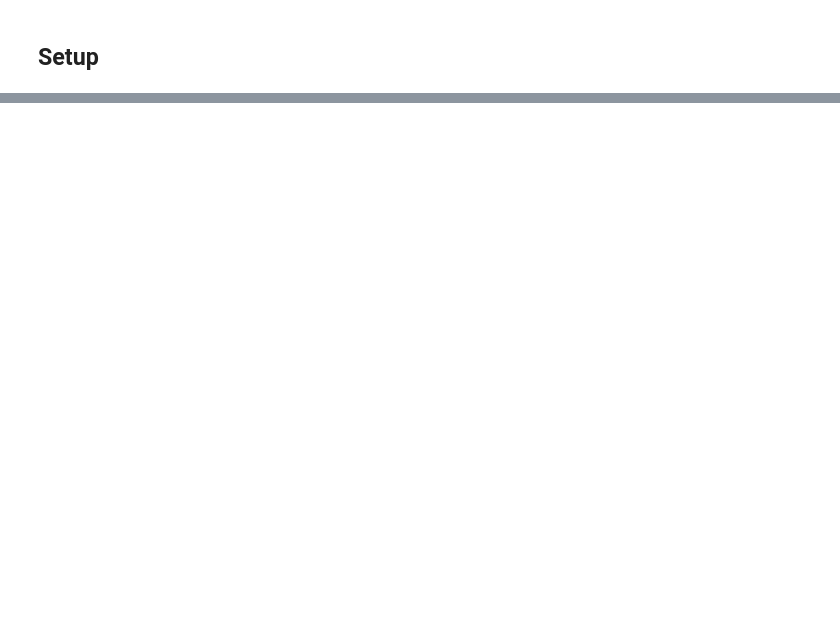
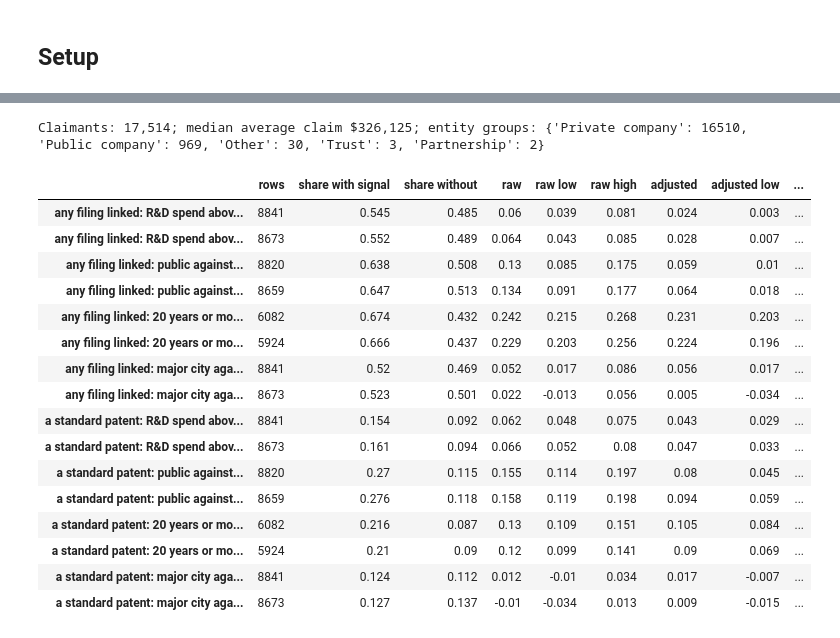
Before and after one commit to Thomas-Amann-IPAustralia/Aus-GII-Breakdown, a Jupyter notebook: analysis/notebooks/03_multivariate.ipynb, the cells around one changed output, grey strips where cells are left out. Saved outputs shown, nothing was run; the diff lists cells and outputs as text; code cells hidden in the pictures; blank space fills up the shorter version.

```diff
--- a/analysis/notebooks/03_multivariate.ipynb
+++ b/analysis/notebooks/03_multivariate.ipynb
@@ -165,0 +959,59 @@ against a simple seasonal benchmark that any model must beat.
+# %%
+rd = sql(
+    f"""
+    SELECT {FIRM_COLUMNS}, rd_expenditure_mean,
+           (rd_expenditure_mean > median(rd_expenditure_mean) OVER ())::INT AS high_spend
+    FROM {{lens/firms}} WHERE abn_active AND in_rdti AND rd_expenditure_mean > 0
+""",
+    max_rows=None,
+)
+rd["public"] = (rd.entity_group == "Public company").astype(int)
+rd["old"] = (rd.age == "20 years or more").astype(int)
+rd["city"] = (rd.remoteness == "Major Cities of Australia").astype(int)
+print(
+    f"Claimants: {len(rd):,}; median average claim ${rd.rd_expenditure_mean.median():,.0f};",
+    "entity groups:",
+    rd.entity_group.value_counts().to_dict(),
+)
+SIGNALS = {
+    "high_spend": ("R&D spend above the median", ["entity_group", "age", "remoteness"], None),
+    "public": (
+        "public against private company",
+        ["high_spend", "age", "remoteness"],
+        ["Public company", "Private company"],
+    ),
+    "old": (
+        "20 years or more against 3 to 10",
+        ["high_spend", "entity_group", "remoteness"],
+        ["20 years or more", "3 to 10 years"],
+    ),
+    "city": ("major city against elsewhere", ["high_spend", "entity_group", "age"], None),
+}
+rows = []
+for outcome, oname in (("filed", "any filing linked"), ("patent", "a standard patent")):
+    for sig, (sname, others, keep) in SIGNALS.items():
+        for half, d in rd.groupby("half"):
+            sub = d if keep is None else d[d.entity_group.isin(keep) if sig == "public" else d.age.isin(keep)]
+            r = multi.adjusted_effect(sub, outcome, sig, [*others, "state", "irsad_decile"])
+            rows.append(r.rename(f"{oname}: {sname}, {half}"))
+rd_effects = pd.DataFrame(rows)
+rd_effects[EFFECT].round(3)
+# %% [output]
+Claimants: 17,514; median average claim $326,125; entity groups: {'Private company': 16510, 'Public company': 969, 'Other': 30, 'Trust': 3, 'Partnership': 2}
+|  | rows | share with signal | share without | raw | raw low | raw high | adjusted | adjusted low | ... |
+| any filing linked: R&D spend abov... | 8841 | 0.545 | 0.485 | 0.06 | 0.039 | 0.081 | 0.024 | 0.003 | ... |
+| any filing linked: R&D spend abov... | 8673 | 0.552 | 0.489 | 0.064 | 0.043 | 0.085 | 0.028 | 0.007 | ... |
+| any filing linked: public against... | 8820 | 0.638 | 0.508 | 0.13 | 0.085 | 0.175 | 0.059 | 0.01 | ... |
+| any filing linked: public against... | 8659 | 0.647 | 0.513 | 0.134 | 0.091 | 0.177 | 0.064 | 0.018 | ... |
+| any filing linked: 20 years or mo... | 6082 | 0.674 | 0.432 | 0.242 | 0.215 | 0.268 | 0.231 | 0.203 | ... |
+| any filing linked: 20 years or mo... | 5924 | 0.666 | 0.437 | 0.229 | 0.203 | 0.256 | 0.224 | 0.196 | ... |
+| any filing linked: major city aga... | 8841 | 0.52 | 0.469 | 0.052 | 0.017 | 0.086 | 0.056 | 0.017 | ... |
+| any filing linked: major city aga... | 8673 | 0.523 | 0.501 | 0.022 | -0.013 | 0.056 | 0.005 | -0.034 | ... |
+| a standard patent: R&D spend abov... | 8841 | 0.154 | 0.092 | 0.062 | 0.048 | 0.075 | 0.043 | 0.029 | ... |
+| a standard patent: R&D spend abov... | 8673 | 0.161 | 0.094 | 0.066 | 0.052 | 0.08 | 0.047 | 0.033 | ... |
+| a standard patent: public against... | 8820 | 0.27 | 0.115 | 0.155 | 0.114 | 0.197 | 0.08 | 0.045 | ... |
+| a standard patent: public against... | 8659 | 0.276 | 0.118 | 0.158 | 0.119 | 0.198 | 0.094 | 0.059 | ... |
+| a standard patent: 20 years or mo... | 6082 | 0.216 | 0.087 | 0.13 | 0.109 | 0.151 | 0.105 | 0.084 | ... |
+| a standard patent: 20 years or mo... | 5924 | 0.21 | 0.09 | 0.12 | 0.099 | 0.141 | 0.09 | 0.069 | ... |
+| a standard patent: major city aga... | 8841 | 0.124 | 0.112 | 0.012 | -0.01 | 0.034 | 0.017 | -0.007 | ... |
+| a standard patent: major city aga... | 8673 | 0.127 | 0.137 | -0.01 | -0.034 | 0.013 | 0.009 | -0.015 | ... |
```
Also changed, not shown: parts of 58 cells of this notebook, 12 other files.
